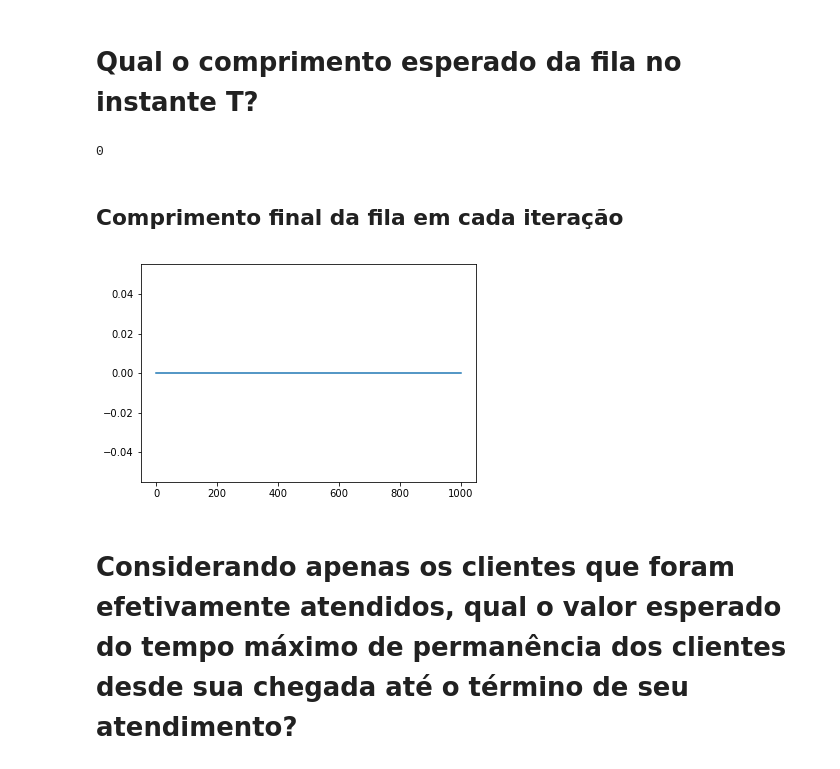
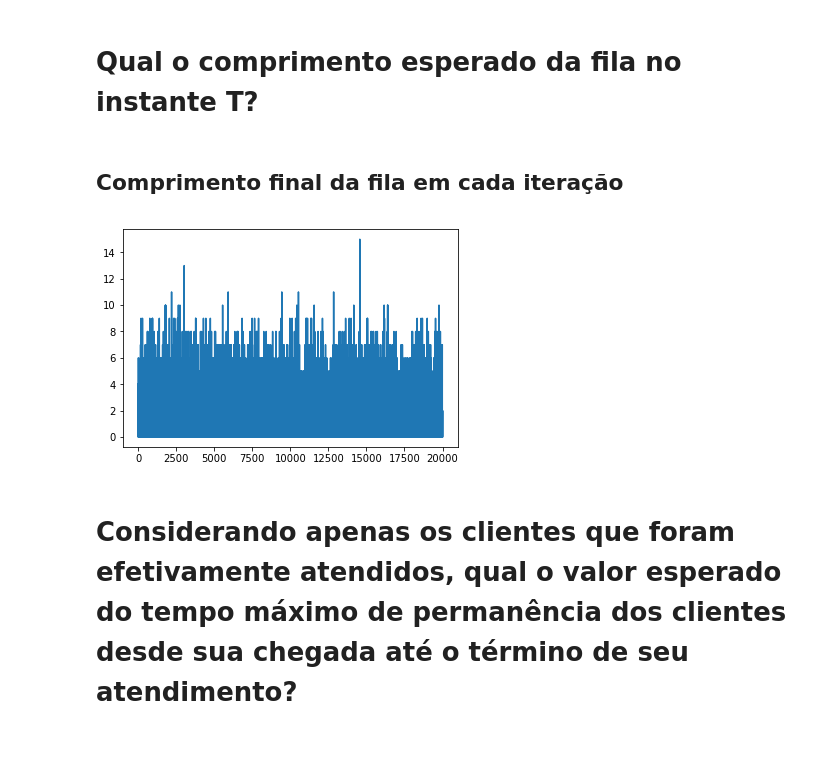
Before and after one commit to laurybueno/Simulacao-de-Atendimentos, a Jupyter notebook: simulacao_de_atendimentos.ipynb, the cells around one changed output. Saved outputs shown, nothing was run; the diff lists cells and outputs as text; code cells hidden in the pictures.

```diff
--- a/simulacao_de_atendimentos.ipynb
+++ b/simulacao_de_atendimentos.ipynb
@@ -5,9 +6,9 @@ from statistics import mean
 # %%
 n = 6  # número de guichês
-lamb = 2  # taxa de entrada de clientes
-mi = 2  # taxa de atendimentos a clientes por cada guichê
+lamb = 3  # taxa de entrada de clientes
+mi = .5  # taxa de atendimentos a clientes por cada guichê
 t = 50  # intervalo de tempo total sobre o qual se deseja calcular as médias de aceitações e rejeições
-rodadas = 1000  # número de iterações da simulação
+rodadas = 20000  # número de iterações da simulação
 # %%
 class Cliente:
 
@@ -103,15 +95,13 @@ media_rejeicoes / (media_atendimentos + media_rejeicoes + media_fila)
 # %% [markdown]
 # Qual o comprimento esperado da fila no instante T?
 # %%
-mean([len(i['fila']) for i in iteracoes])
+# mean([len(i['r']) for i in iteracoes])
-# %% [output]
-0
 # %% [markdown]
 ## Comprimento final da fila em cada iteração
 # %%
-plt.plot([len(i['fila']) for i in iteracoes])
+plt.plot([i['r'] for i in iteracoes])
 plt.show()
 # %% [output]
-[figure, old version]
+[figure, new version]
 # %% [markdown]
 # Considerando apenas os clientes que foram efetivamente atendidos, qual o valor esperado do tempo máximo de permanência dos clientes desde sua chegada até o término de seu atendimento?
```
Also changed, not shown: parts of 10 cells of this notebook.
